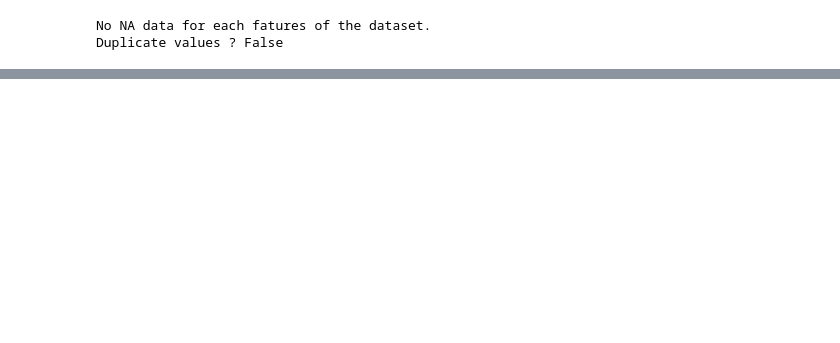
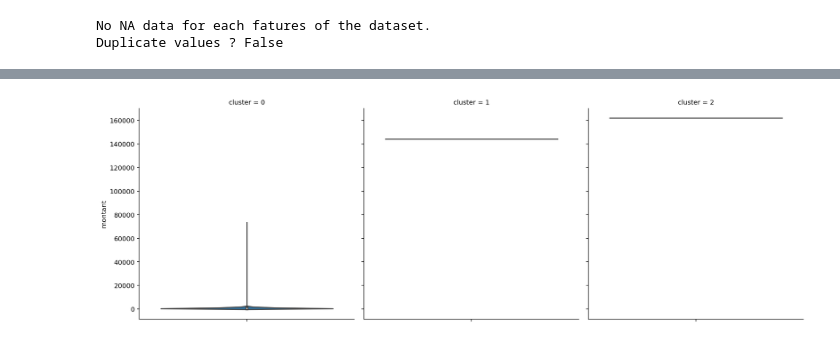
Before and after one commit to theoprovost/categorisation_client, a Jupyter notebook: P03_rapport.ipynb, the cells around one changed output, grey strips where cells are left out. Drawn from its saved outputs; the diff is of its cells as text; code cells hidden in the pictures; blank space fills up the shorter version.

```diff
--- a/P03_rapport.ipynb
+++ b/P03_rapport.ipynb
@@ -268,0 +320,5 @@ dataset_client.groupby('cluster').agg({
+# %%
+sns.catplot(y='montant', data=dataset_client, col='cluster', kind='violin')
+plt.show()
+# %% [output]
+[figure, added]
```
Also changed, not shown: parts of 21 cells of this notebook.
